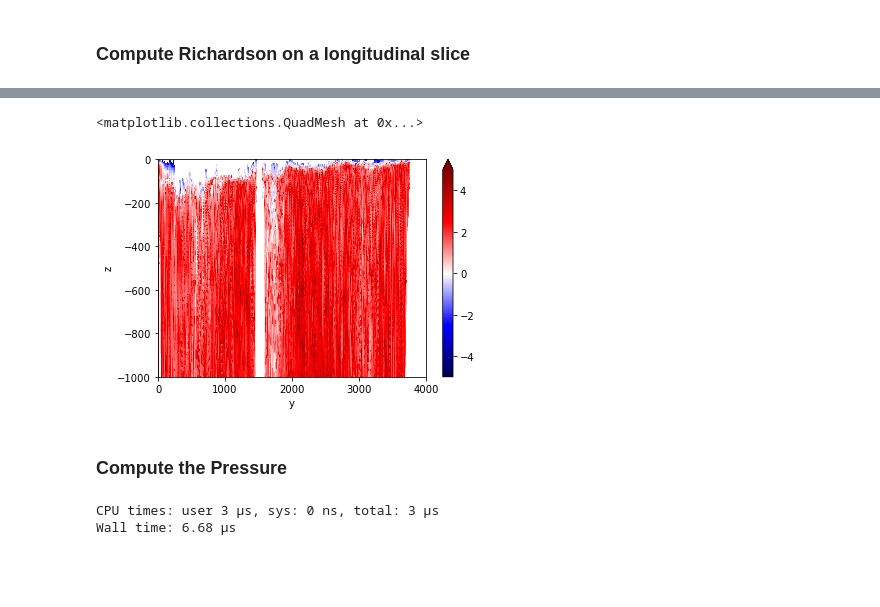
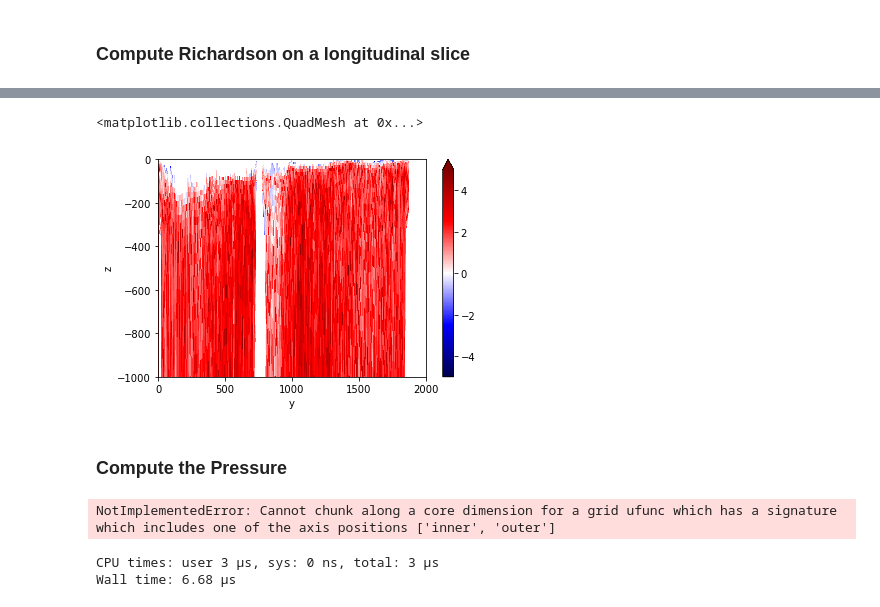
Before and after one commit to alcoat/croco_pytools, a Jupyter notebook: tuto_xcroco.ipynb, the cells around one changed output, grey strips where cells are left out. Cells and saved outputs as stored; diff of their text form; code cells hidden in the pictures; blank space fills up the shorter version.

```diff
--- a/tuto_xcroco.ipynb
+++ b/tuto_xcroco.ipynb
@@ -60,13 +99,18 @@ client
 ### Parameters
 # %%
 # Initialisation gigatl3
-path = '/home/datawork-lops-megatl/GIGATL3/GIGATL3_1h/HIS/'
-filenames = [path+'GIGATL3_12h_inst_2012-07-16-2012-07-20.nc']
-gridname  = '/home/datawork-lops-megatl/GIGATL3/gigatl3_grid.nc'
+# path = '/home/datawork-lops-megatl/GIGATL3/GIGATL3_1h/HIS/'
+# filenames = [path+'GIGATL3_12h_inst_2012-07-16-2012-07-20.nc']
+# gridname  = '/home/datawork-lops-megatl/GIGATL3/gigatl3_grid.nc'
+
+# Initialisation gigatl6
+path = '/home/datawork-lops-megatl/GIGATL6/GIGATL6_1h_UP5/HIS/'
+filenames = [path+'GIGATL6_12h_inst_2012-07-16-2012-07-20.nc']
+gridname  = '/home/datawork-lops-megatl/GIGATL6/gigatl6_grd.nc'
 suffix=''
 longitude = -35.
 latitude = 10.
-depth = -10.
+depth = -100.
 # deltat = None
 seldate = '2012-07-16'
 # %% [markdown]
@@ -92,6 +136,7 @@ drop_variables = ['time', 'nav_lon_w', 'nav_lat_w',
                  ]
 ds, grid = gop.open_files(croco, gridname, filenames, grid_metrics=1,
                           drop_variables=drop_variables, suffix=suffix,
-                          chunks={'t':1, 's':1, 's_w':1},
+                          chunks={'t':1},
+                          # chunks={'t':1, 's':1, 's_w':1},
                          )
 # %% [output]
@@ -121,6 +166,6 @@ Coordinates:
 %%time
 # ds1 = ds.isel(t=indxdate)
 ds1 = ds.sel(t=seldate, method='nearest')
-ds1 = gop.auto_chunk(ds1, keep_complete_dim='s', wanted_chunk=200)
+# ds1 = gop.auto_chunk(ds1, keep_complete_dim='s', wanted_chunk=200)
 ds1
 # %% [output]
@@ -288,7 +270,7 @@ rslice = gop.slices(croco, ds1.rho, z, ds=ds1, longitude=longitude).compute()
 uslice = gop.slices(croco, ds1.xcur, z_u, ds=ds1, longitude=longitude).compute()
 vslice = gop.slices(croco, ds1.ycur, z_v, ds=ds1, longitude=longitude).compute()
 # compute the Richardson number
-Ri = st.richardson(croco, ds=ds1, u=uslice, v=vslice, rho=rslice, z=rslice.z)
+Ri = dg.richardson(croco, ds=ds1, u=uslice, v=vslice, rho=rslice, z=rslice.z)
 # plot the Richardson number
 coords = gop.get_spatial_coords(Ri)
 Ri.plot(x=coords['lat'], y=coords['z'], ylim=[-1000,0], vmin=-5, vmax=5, cmap="seismic")
@@ -299,5 +281,5 @@ Wall time: 3min 32s
 <matplotlib.collections.QuadMesh at 0x...>
-[figure, old version]
+[figure, new version]
 # %% [markdown]
 ### Compute the Pressure
 # %%
@@ -310,6 +292,8 @@ P = dg.get_p(croco, ds1.rho, z_w, z, ds=ds1)
 # plot the pressure
 coords = gop.get_spatial_coords(P)
 P.isel(y=int(P.y.size/8)).plot(x=coords['lon'], y=coords['z'], cmap="seismic")
+# %% [output]
+NotImplementedError: Cannot chunk along a core dimension for a grid ufunc which has a signature which includes one of the axis positions ['inner', 'outer']
 # %%
 %%time
 if False:
```
Also changed, not shown: parts of 13 cells of this notebook, 4 other files.
